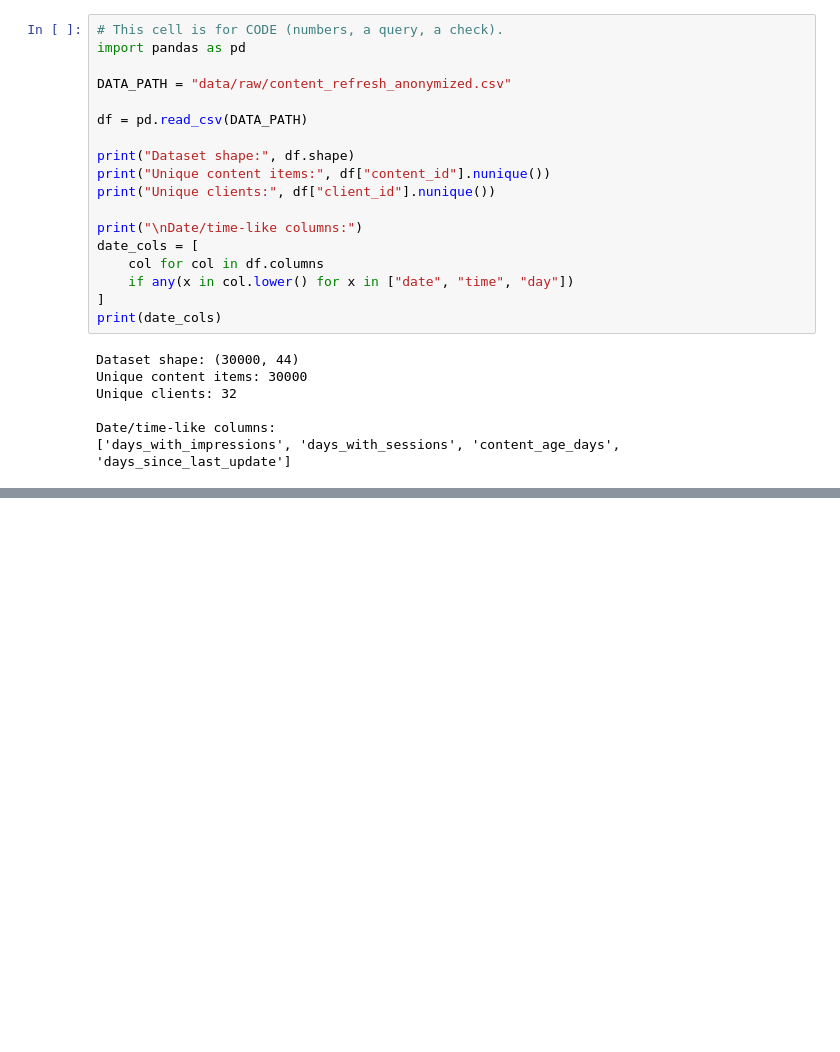
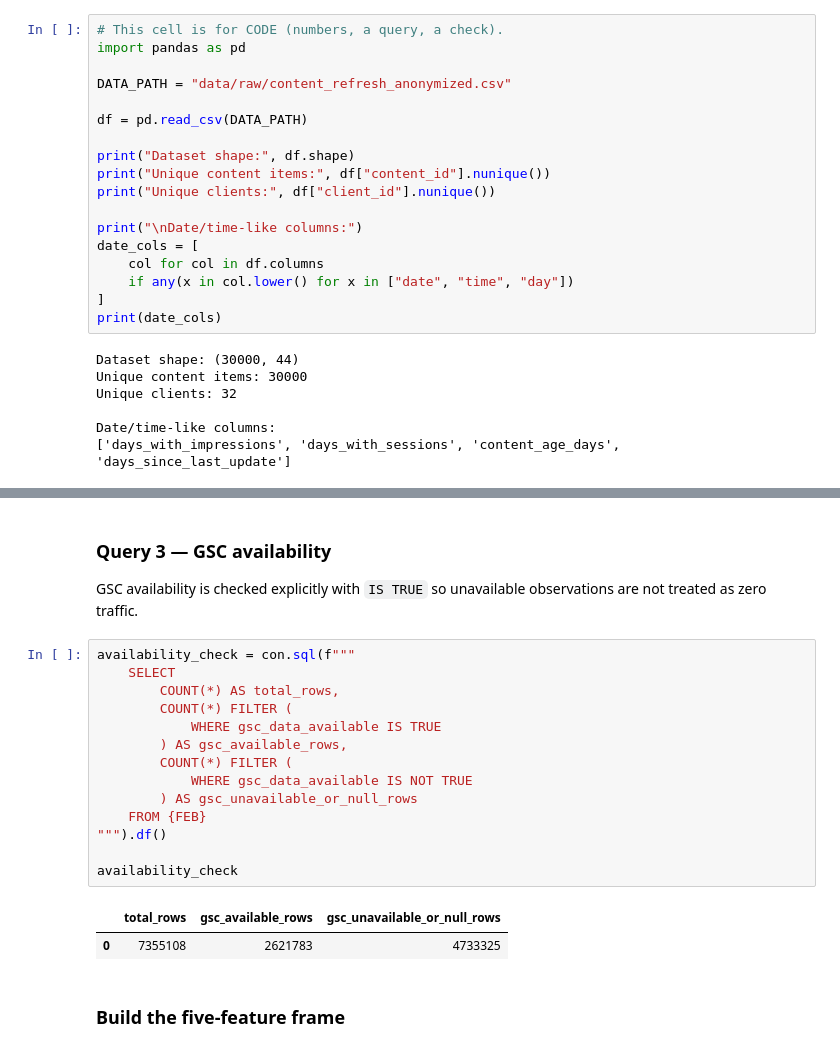
Before and after one commit to balabhadra3141/flyrank-ml-internship, a Jupyter notebook: work/notebooks/w03_data_contract.ipynb, the cells around one changed output, grey strips where cells are left out. Saved outputs shown, nothing was run; the diff lists cells and outputs as text; blank space fills up the shorter version.

```diff
--- a/work/notebooks/w03_data_contract.ipynb
+++ b/work/notebooks/w03_data_contract.ipynb
@@ -234,0 +175,23 @@ Feature ranges:
+# %% [markdown]
+### Query 3 — GSC availability
+
+GSC availability is checked explicitly with `IS TRUE` so unavailable observations are not treated as zero traffic.
+# %%
+availability_check = con.sql(f"""
+    SELECT
+        COUNT(*) AS total_rows,
+        COUNT(*) FILTER (
+            WHERE gsc_data_available IS TRUE
+        ) AS gsc_available_rows,
+        COUNT(*) FILTER (
+            WHERE gsc_data_available IS NOT TRUE
+        ) AS gsc_unavailable_or_null_rows
+    FROM {FEB}
+""").df()
+
+availability_check
+# %% [output]
+|  | total_rows | gsc_available_rows | gsc_unavailable_or_null_rows |
+| 0 | 7355108 | 2621783 | 4733325 |
+# %% [markdown]
+### Build the five-feature frame
```
Also changed, not shown: parts of 23 cells of this notebook.
